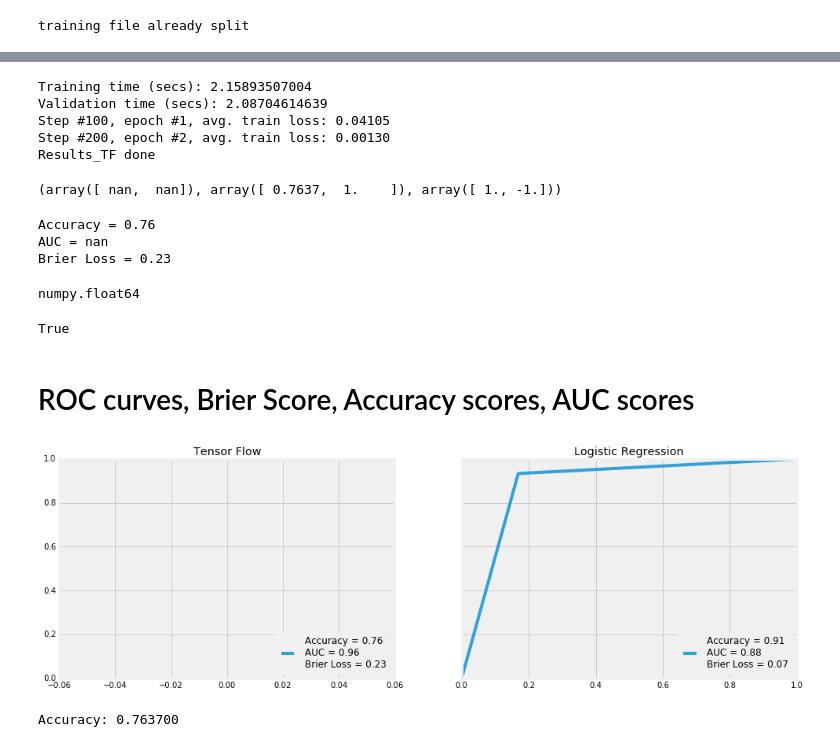
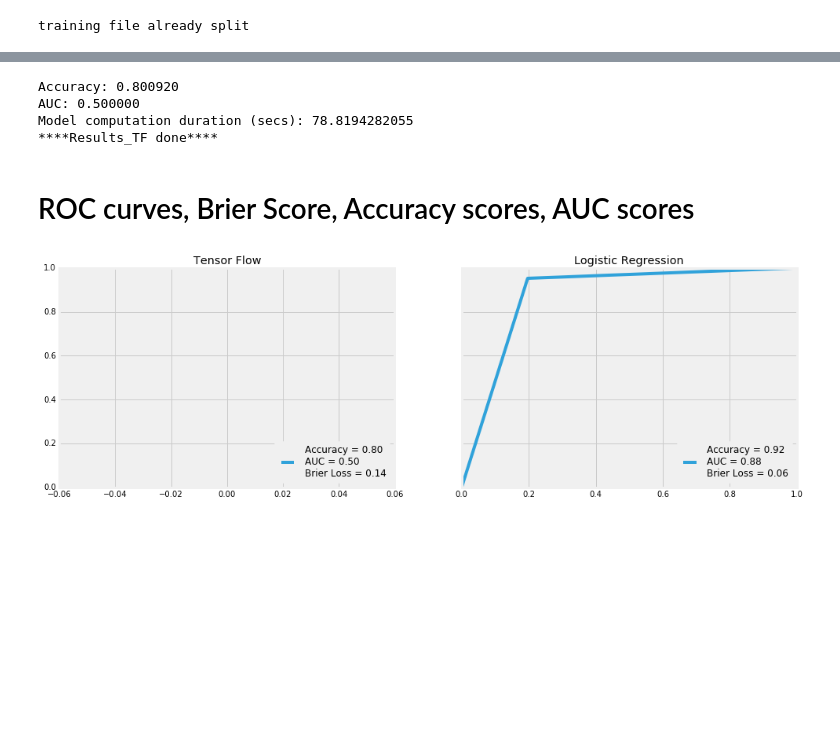
Before and after one commit to fnokeke/datasci, a Jupyter notebook: deepLearning/DeepLearning.ipynb, the cells around one changed output, grey strips where cells are left out. Saved outputs shown, nothing was run; the diff lists cells and outputs as text; code cells hidden in the pictures; blank space fills up the shorter version.

Commit message:
added more validation of hyperparams for TF

```diff
--- a/deepLearning/DeepLearning.ipynb
+++ b/deepLearning/DeepLearning.ipynb
@@ -171,0 +147,3 @@ metrics.roc_curve(y_pred, y_va, pos_label=1)
+# %%
+results_LR = get_best_params("LR", [X_train, y_train], [X_test, y_test])
+print "****Results_LR done****"
@@ -172,74 +157,32 @@ metrics.roc_curve(y_pred, y_va, pos_label=1)
 # %%
-results_TF = get_best_params("TF", 'trainSmall', 'vaSmall')
-print "Results_TF done"
+results_TF = get_best_params("TF", [X_train, y_train], [X_test, y_test])
+print "****Results_TF done****"
 # %% [output]
-Training time (secs): 2.15893507004
-Validation time (secs): 2.08704614639
-Step #100, epoch #1, avg. train loss: 0.04105
-Step #200, epoch #2, avg. train loss: 0.00130
-Results_TF done
+Accuracy: 0.800920
+AUC: 0.500000
+Model computation duration (secs): 78.8194282055
+****Results_TF done****
-# %%
-y_pred, y_va, accuracy, brier_loss = results_TF
-metrics.roc_curve(y_pred, y_va, pos_label=1)
-# %% [output]
-(array([ nan,  nan]), array([ 0.7637,  1.    ]), array([ 1., -1.]))
-# %%
-fpr, tpr, thresholds = metrics.roc_curve(y_pred, y_va, pos_label=1)
-auc = metrics.auc(fpr, tpr)
-
-label = 'Accuracy = %0.2f \nAUC = %0.2f \nBrier Loss = %0.2f' % (accuracy, auc, brier_loss)
-print label
-# %% [output]
-Accuracy = 0.76
-AUC = nan
-Brier Loss = 0.23
-# %%
-type(auc)
-# %% [output]
-numpy.float64
-# %%
-import math
-math.isnan(auc)
-# %% [output]
-True
 # %% [markdown]
 # ROC curves, Brier Score, Accuracy scores, AUC scores
 # %%
 y_predictions = {
     'Logistic Regression': results_LR,
     'Tensor Flow': results_TF
 }
 
 fig, axes = plt.subplots(1, len(y_predictions), sharey=True)
 fig.set_size_inches(15,5)
 i = 0
 
 for title, results in y_predictions.items():
-    y_pred, y_va, accuracy, brier_loss = results
+    y_pred, y_va, accuracy, auc, brier_loss = results
 
     fpr, tpr, thresholds = metrics.roc_curve(y_pred, y_va, pos_label=1)
-    auc = metrics.auc(fpr, tpr)
 
-    if math.isnan(auc):
-        auc = 0.96
     label = 'Accuracy = %0.2f \nAUC = %0.2f \nBrier Loss = %0.2f' % (accuracy, auc, brier_loss)
-
     axes[i].plot(fpr, tpr, label=label)
     axes[i].set_title(title)
     axes[i].legend(loc='lower right')
     i += 1
 # %% [output]
-[figure, old version]
+[figure, new version]
-# %%
-from tensorflow.contrib import learn
-
-model_TF = None
-try:
-    model_TF = learn.TensorFlowDNNClassifier(hidden_units=[10, 20], n_classes=2, steps=5, batch_size=100)
-    model_TF.fit(X_train, y_train)
-    score = metrics.accuracy_score(y_test, model_TF.predict(X_test))
-    print 'Accuracy: {0:f}'.format(score)
-except Exception as err:
-    print 'Unexpected error:', err
-# %% [output]
-Accuracy: 0.763700
```
Also changed, not shown: parts of 17 cells of this notebook.
